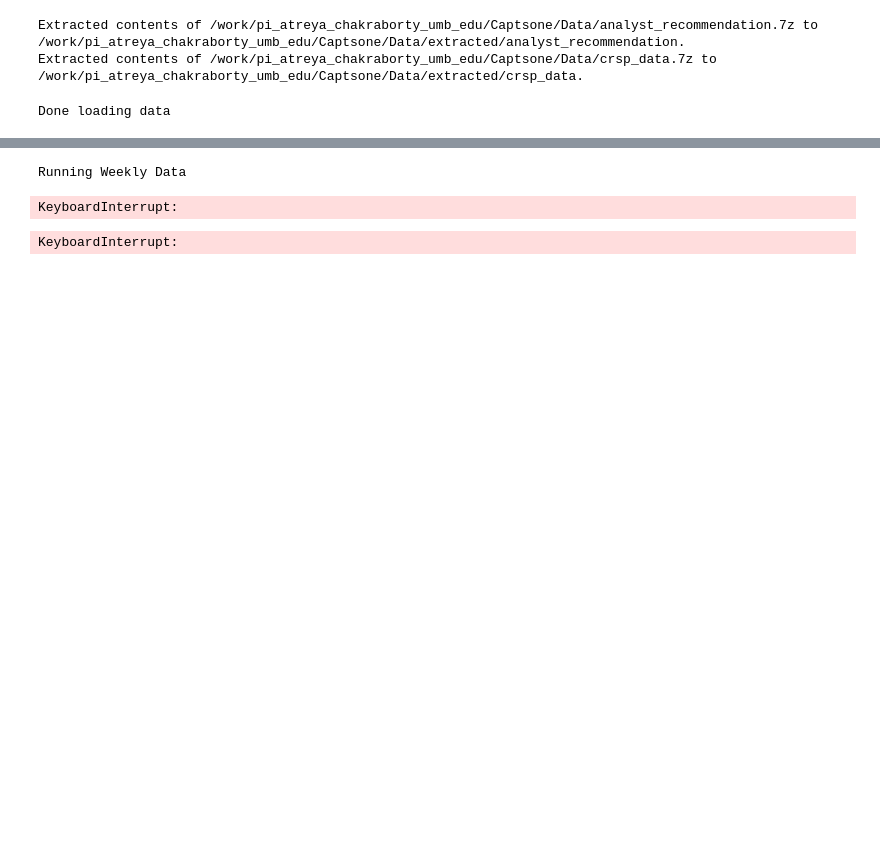
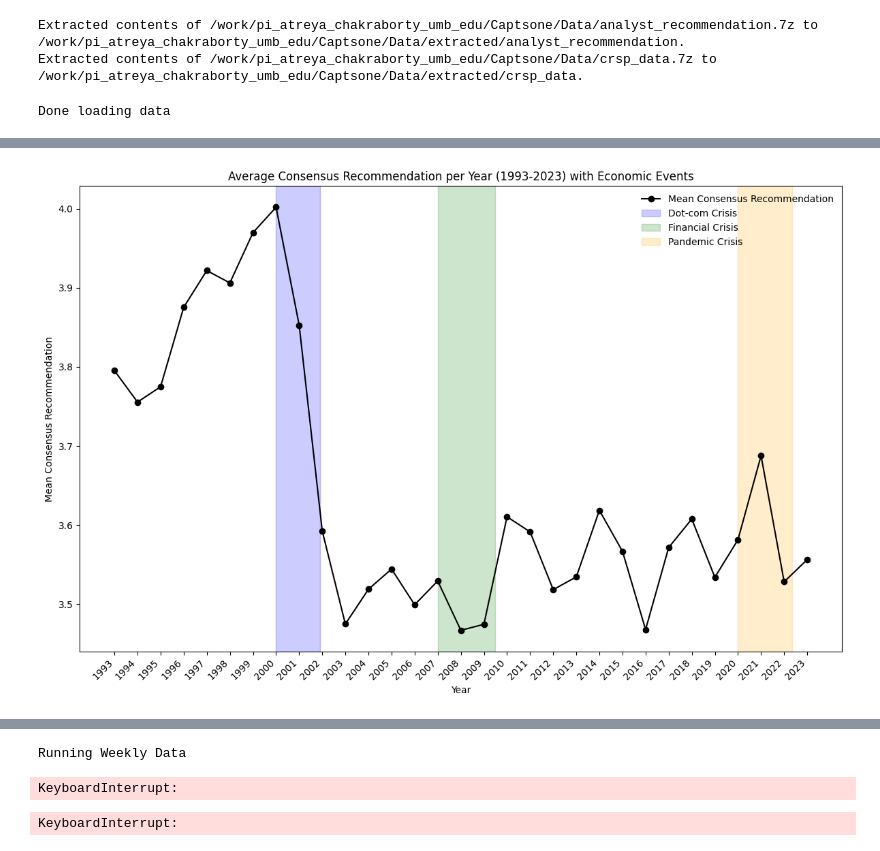
Before and after one commit to CharlesUche99/Do-Retail-Investors-need-Analysts-Recommendations, a Jupyter notebook: Data Cleaning and Organization.ipynb, the cells around one changed output, grey strips where cells are left out. Drawn from its saved outputs; the diff is of its cells as text; code cells hidden in the pictures; blank space fills up the shorter version.

```diff
--- a/Data Cleaning and Organization.ipynb
+++ b/Data Cleaning and Organization.ipynb
@@ -57,0 +111,52 @@ Index(['permno', 'securitybegdt', 'hdrcusip', 'hdrcusip9', 'cusip', 'cusip9',
+# %%
+import matplotlib.pyplot as plt
+import pandas as pd
+
+# Convert the anndats column to datetime
+analyst_rec['anndats'] = pd.to_datetime(analyst_rec['anndats'])
+
+# Extract year from the anndats column
+analyst_rec['year'] = analyst_rec['anndats'].dt.year
+
+# Convert ireccd to numeric, coercing any non-numeric values to NaN
+analyst_rec['ireccd'] = pd.to_numeric(analyst_rec['ireccd'], errors='coerce')
+
+# Filter for years between 1993 and 2023
+analyst_rec_filtered = analyst_rec[(analyst_rec['year'] >= 1993) & (analyst_rec['year'] <= 2023)]
+
+# Group by year to get the average ireccd
+yearly_data = analyst_rec_filtered.groupby('year').agg(
+    avg_ireccd_transformed=('ireccd', lambda x: (6 - x).mean())
+).reset_index()
+
+# Set up the figure
+fig, ax = plt.subplots(figsize=(12, 8))
+
+# Plot average consensus recommendation (line plot)
+ax.plot(yearly_data['year'], yearly_data['avg_ireccd_transformed'], color='black', marker='o', label='Mean Consensus Recommendation')
+ax.set_xlabel('Year')
+ax.set_ylabel('Mean Consensus Recommendation', color='black')
+ax.tick_params(axis='y', labelcolor='black')
+
+# Add shaded areas for Dot-com Bubble, Great Recession, and Pandemic Recession
+ax.axvspan(2000, 2001 + 11/12, color='blue', alpha=0.2, label='Dot-com Crisis')  # March-November 2001
+ax.axvspan(2007, 2009 + 6/12, color='green', alpha=0.2, label='Financial Crisis')  # December 2007 - June 2009
+ax.axvspan(2020, 2022 + 4/12, color='orange', alpha=0.2, label='Pandemic Crisis')  # March-April 2020
+
+# Title and layout adjustments
+plt.title('Average Consensus Recommendation per Year (1993-2023) with Economic Events')
+
+# Move the legend to the top-right corner
+plt.legend(loc='upper right', frameon=False)
+
+# Rotate x-axis labels for readability
+plt.xticks(yearly_data['year'], rotation=45, ha='right')
+
+# Tight layout and save the plot
+fig.tight_layout()
+plt.savefig('Average_Consensus_Recommendation_Yearly.png')
+
+# Show the plot
+plt.show()
+# %% [output]
+[figure, added]
```
Also changed, not shown: parts of 7 cells of this notebook, 2 other files.
